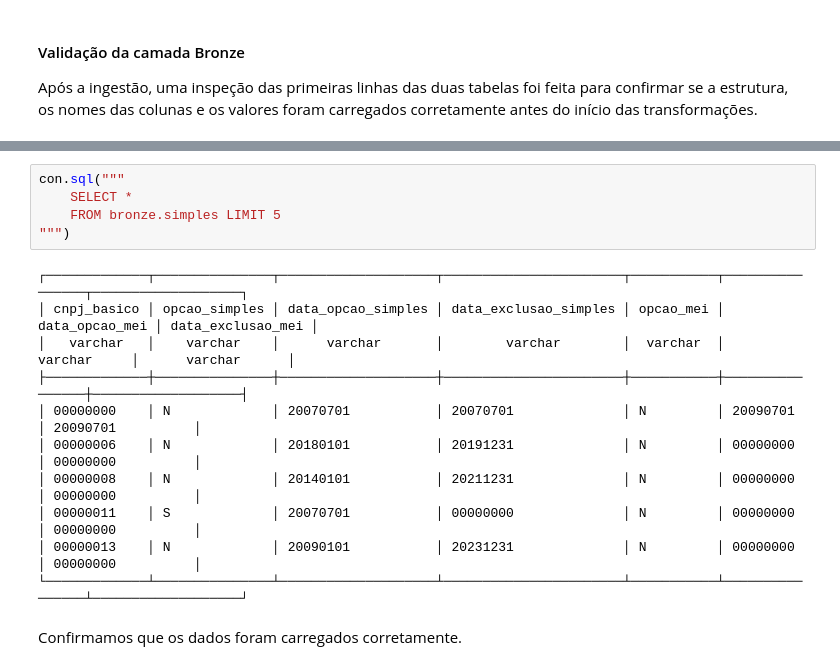
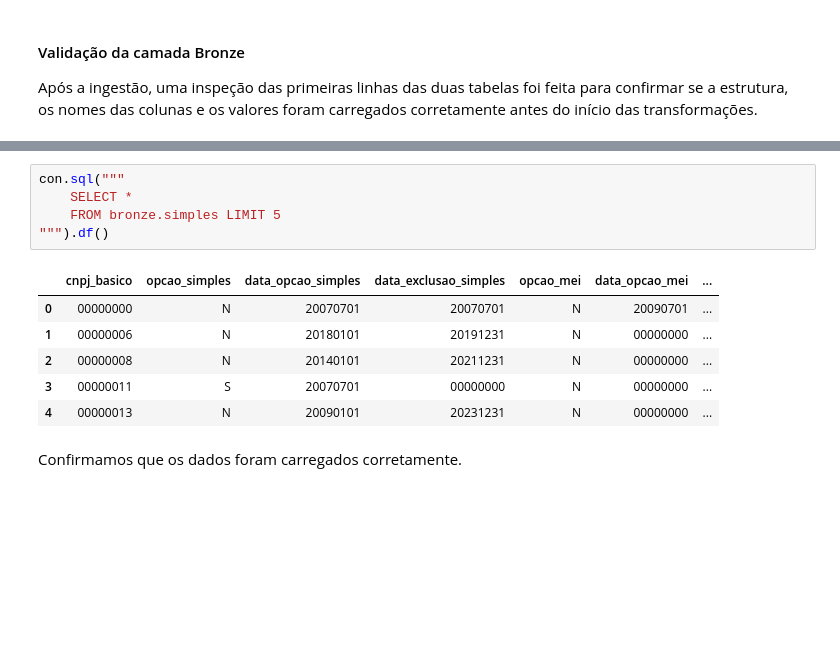
Before and after one commit to Gustav0Luiz/teste-tecnico-abrasel, a Jupyter notebook: EDA.ipynb, the cells around one changed output, grey strips where cells are left out. Saved outputs shown, nothing was run; the diff lists cells and outputs as text; blank space fills up the shorter version.

```diff
--- a/EDA.ipynb
+++ b/EDA.ipynb
@@ -476,19 +468,15 @@ con.sql("""
 # %%
 con.sql("""
     SELECT *
     FROM bronze.simples LIMIT 5
-""")
+""").df()
 # %% [output]
-┌─────────────┬───────────────┬────────────────────┬───────────────────────┬───────────┬────────────────┬───────────────────┐
-│ cnpj_basico │ opcao_simples │ data_opcao_simples │ data_exclusao_simples │ opcao_mei │ data_opcao_mei │ data_exclusao_mei │
-│   varchar   │    varchar    │      varchar       │        varchar        │  varchar  │    varchar     │      varchar      │
-├─────────────┼───────────────┼────────────────────┼───────────────────────┼───────────┼────────────────┼───────────────────┤
-│ 00000000    │ N             │ 20070701           │ 20070701              │ N         │ 20090701       │ 20090701          │
-│ 00000006    │ N             │ 20180101           │ 20191231              │ N         │ 00000000       │ 00000000          │
-│ 00000008    │ N             │ 20140101           │ 20211231              │ N         │ 00000000       │ 00000000          │
-│ 00000011    │ S             │ 20070701           │ 00000000              │ N         │ 00000000       │ 00000000          │
-│ 00000013    │ N             │ 20090101           │ 20231231              │ N         │ 00000000       │ 00000000          │
-└─────────────┴───────────────┴────────────────────┴───────────────────────┴───────────┴────────────────┴───────────────────┘
+|  | cnpj_basico | opcao_simples | data_opcao_simples | data_exclusao_simples | opcao_mei | data_opcao_mei | ... |
+| 0 | 00000000 | N | 20070701 | 20070701 | N | 20090701 | ... |
+| 1 | 00000006 | N | 20180101 | 20191231 | N | 00000000 | ... |
+| 2 | 00000008 | N | 20140101 | 20211231 | N | 00000000 | ... |
+| 3 | 00000011 | S | 20070701 | 00000000 | N | 00000000 | ... |
+| 4 | 00000013 | N | 20090101 | 20231231 | N | 00000000 | ... |
 # %% [markdown]
 Confirmamos que os dados foram carregados corretamente.
 # %% [markdown]
```
Also changed, not shown: parts of 6 cells of this notebook.
